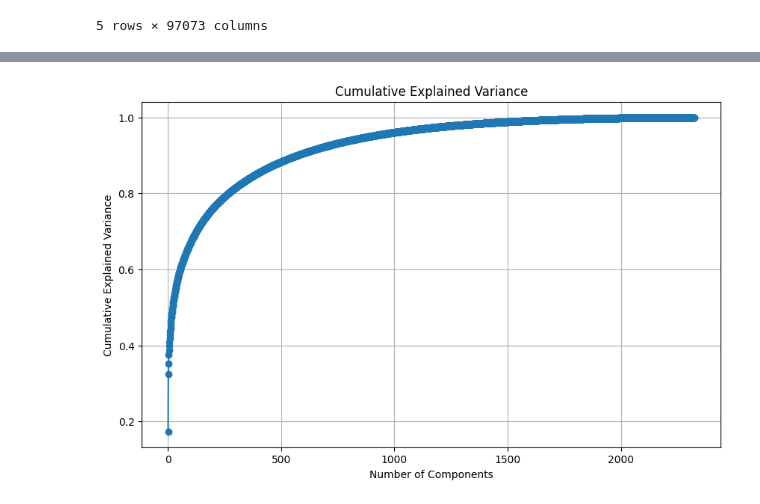
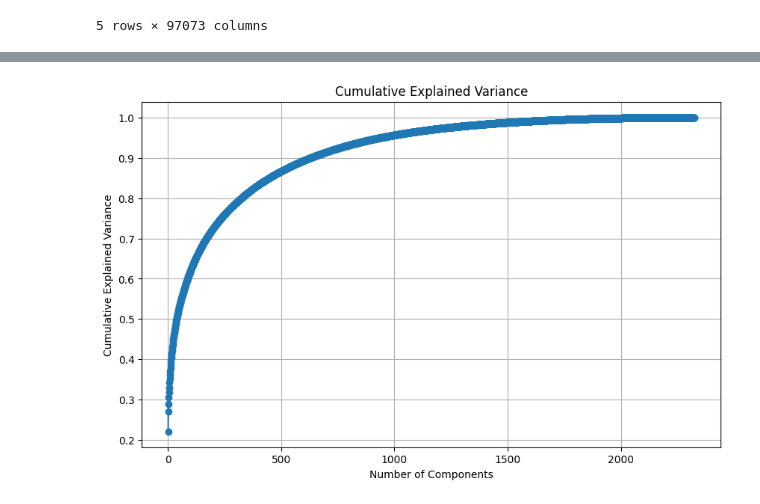
Before and after one commit to danayou/Recommendation-System, a Jupyter notebook: collaborative_filtering.ipynb, the cells around one changed output, grey strips where cells are left out. Cells and saved outputs as stored; diff of their text form; code cells hidden in the pictures.

```diff
--- a/collaborative_filtering.ipynb
+++ b/collaborative_filtering.ipynb
@@ -210,3 +210,14 @@ pivot_df.head()
 | 004bd284af1b1f329213876fcb4debf3 | 0.0 | 0.0 | 0.0 | 0.0 | ... |
 | 005b26ee33b3fd1d7fe307ca022b095b | 0.0 | 0.0 | 0.0 | 0.0 | ... |
 5 rows × 97073 columns
+# %%
+#Mask interactions to create training set
+train_df = pivot_df.copy()
+validation_df = pivot_df.copy()
+mask_percentage = 0.2
+
+for col in train_df.columns:
+        mask = np.random.rand(len(train_df)) < mask_percentage
+        train_df.loc[mask, col] = 0.0
+
+train_df.head()
@@ -213,6 +233,6 @@ pivot_df.head()
 # %%
-#Create user-item matrix
-csr = csr_matrix(pivot_df.values)
-print(csr)
+#Create train user-item matrix
+train_csr = csr_matrix(train_df.values)
+print(train_csr)
 # %% [output]
 <Compressed Sparse Row sparse matrix of dtype 'float64'
@@ -255,7 +306,7 @@ param_grid = {
 svd = TruncatedSVD()
 
 grid_search = GridSearchCV(svd, param_grid, cv=5, scoring=explained_variance_scorer)
-grid_search.fit(csr)
+grid_search.fit(train_csr)
 
 print("Best Parameters:", grid_search.best_params_)
 # %% [output]
@@ -279,18 +330,18 @@ ValueError: `k` must be an integer satisfying `0 < k < min(A.shape)`.
 Best Parameters: {'algorithm': 'randomized', 'n_components': 500}
 # %%
 #Plot cumulative explained variance and number of components
-svd = TruncatedSVD(n_components=min(csr.shape)-1)
-svd.fit(csr)
+svd = TruncatedSVD(n_components=min(train_csr.shape)-1)
+svd.fit(train_csr)
 
 plt.figure(figsize=(10, 6))
 plt.plot(range(1, len(svd.explained_variance_ratio_) + 1), svd.explained_variance_ratio_.cumsum(), marker='o')
 plt.title('Cumulative Explained Variance')
 plt.xlabel('Number of Components')
 plt.ylabel('Cumulative Explained Variance')
 plt.grid()
 plt.show()
 # %% [output]
-[figure, old version]
+[figure, new version]
 # %%
 #Matrix factorization
 n_components = 500
```
Also changed, not shown: parts of 10 cells of this notebook.
